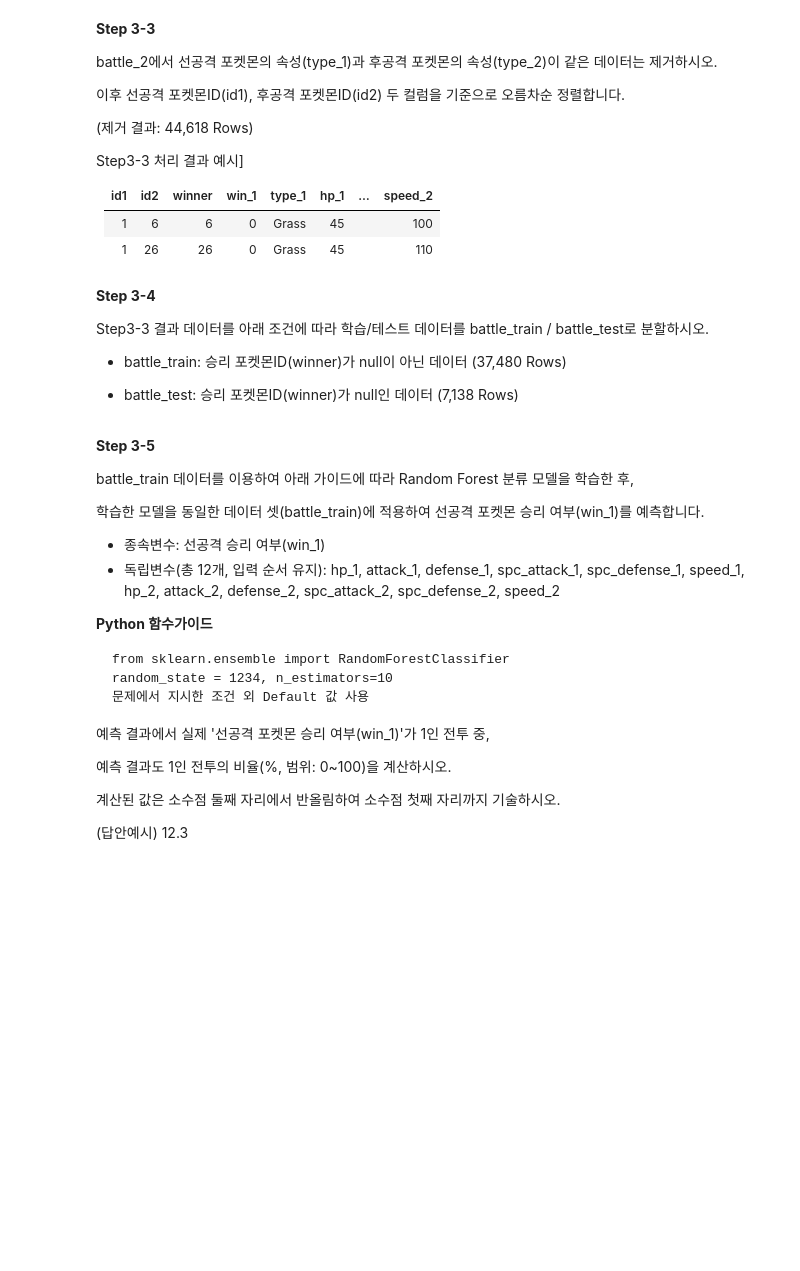
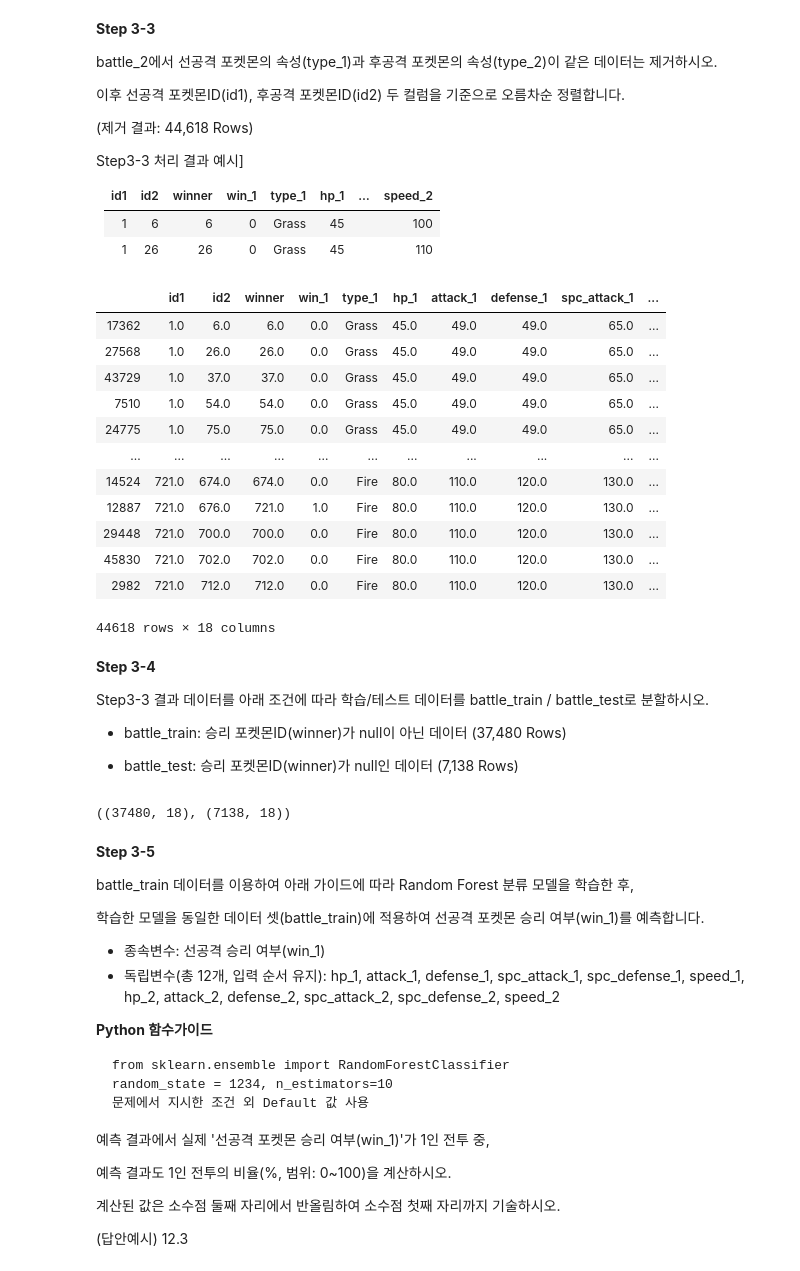
Before and after one commit to sunkusun9/prods_pro, a Jupyter notebook: prof2105_prob1.ipynb, the cells around one changed output. Cells and saved outputs as stored; diff of their text form; code cells hidden in the pictures; blank space fills up the shorter version.

```diff
--- a/prof2105_prob1.ipynb
+++ b/prof2105_prob1.ipynb
@@ -495,6 +556,23 @@ Step3-3 처리 결과 예시]
 |---|---|------|-----|------|----|--|-------|
 |1|6|6|0|Grass|45| |100|
 |1|26|26|0|Grass|45| |110|
+# %%
+df_battle_2 = df_battle_2.loc[df_battle_2['type_1'] != df_battle_2['type_2']].sort_values(['id1', 'id2'])
+df_battle_2
+# %% [output]
+|  | id1 | id2 | winner | win_1 | type_1 | hp_1 | attack_1 | defense_1 | spc_attack_1 | ... |
+| 17362 | 1.0 | 6.0 | 6.0 | 0.0 | Grass | 45.0 | 49.0 | 49.0 | 65.0 | ... |
+| 27568 | 1.0 | 26.0 | 26.0 | 0.0 | Grass | 45.0 | 49.0 | 49.0 | 65.0 | ... |
+| 43729 | 1.0 | 37.0 | 37.0 | 0.0 | Grass | 45.0 | 49.0 | 49.0 | 65.0 | ... |
+| 7510 | 1.0 | 54.0 | 54.0 | 0.0 | Grass | 45.0 | 49.0 | 49.0 | 65.0 | ... |
+| 24775 | 1.0 | 75.0 | 75.0 | 0.0 | Grass | 45.0 | 49.0 | 49.0 | 65.0 | ... |
+| ... | ... | ... | ... | ... | ... | ... | ... | ... | ... | ... |
+| 14524 | 721.0 | 674.0 | 674.0 | 0.0 | Fire | 80.0 | 110.0 | 120.0 | 130.0 | ... |
+| 12887 | 721.0 | 676.0 | 721.0 | 1.0 | Fire | 80.0 | 110.0 | 120.0 | 130.0 | ... |
+| 29448 | 721.0 | 700.0 | 700.0 | 0.0 | Fire | 80.0 | 110.0 | 120.0 | 130.0 | ... |
+| 45830 | 721.0 | 702.0 | 702.0 | 0.0 | Fire | 80.0 | 110.0 | 120.0 | 130.0 | ... |
+| 2982 | 721.0 | 712.0 | 712.0 | 0.0 | Fire | 80.0 | 110.0 | 120.0 | 130.0 | ... |
+44618 rows × 18 columns
 # %% [markdown]
 **Step 3-4**
 
@@ -503,6 +581,12 @@ Step3-3 결과 데이터를 아래 조건에 따라 학습/테스트 데이터
 - battle_train: 승리 포켓몬ID(winner)가 null이 아닌 데이터 (37,480 Rows)
 
 - battle_test: 승리 포켓몬ID(winner)가 null인 데이터 (7,138 Rows)
+# %%
+df_battle_train = df_battle_2.loc[df_battle_2['winner'].notna()]
+df_battle_test = df_battle_2.loc[df_battle_2['winner'].isna()]
+df_battle_train.shape, df_battle_test.shape
+# %% [output]
+((37480, 18), (7138, 18))
 # %% [markdown]
 **Step 3-5**
 
```
Also changed, not shown: parts of 27 cells of this notebook.
